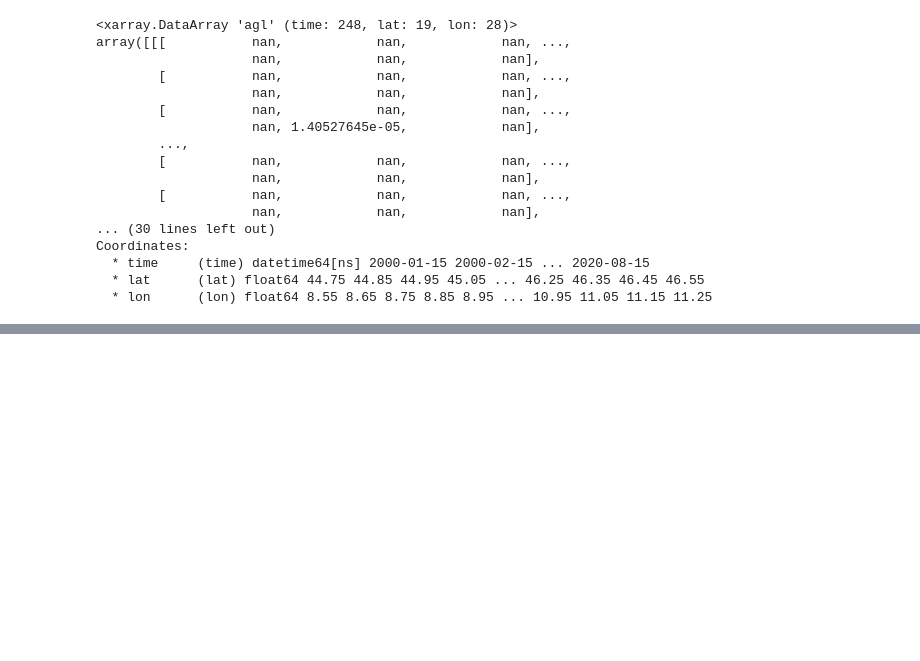
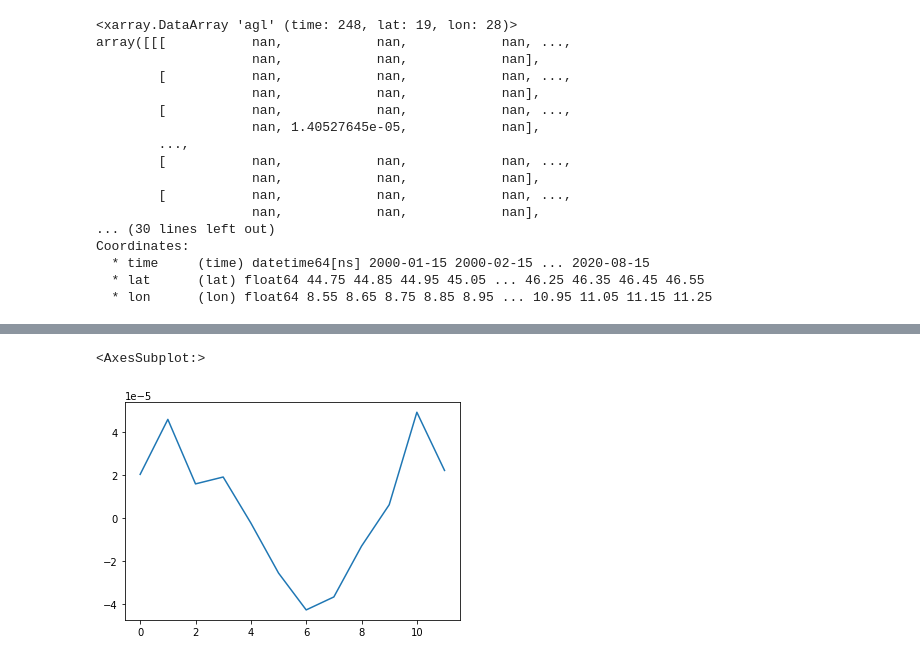
Before and after one commit to samuelexferri/unibg-statistic2, a Jupyter notebook: notebooks/cross_validation.ipynb, the cells around one changed output, grey strips where cells are left out. Saved outputs shown, nothing was run; the diff lists cells and outputs as text; code cells hidden in the pictures; blank space fills up the shorter version.

```diff
--- a/notebooks/cross_validation.ipynb
+++ b/notebooks/cross_validation.ipynb
@@ -86,0 +122,5 @@ test_df = data[~data.isin(train_df)].dropna(how = 'all')
+# %%
+pd.Series(errors).plot()
+# %% [output]
+<AxesSubplot:>
+[figure, added]
```
Also changed, not shown: parts of 12 cells of this notebook, 3 other files.
